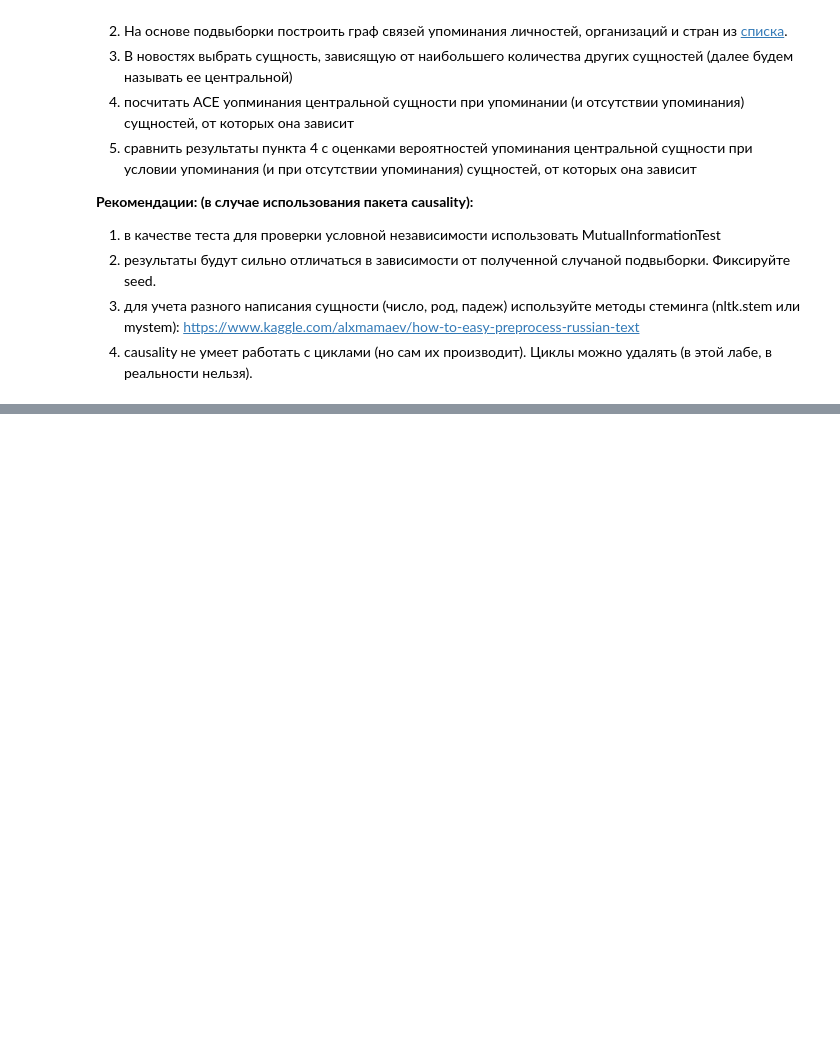
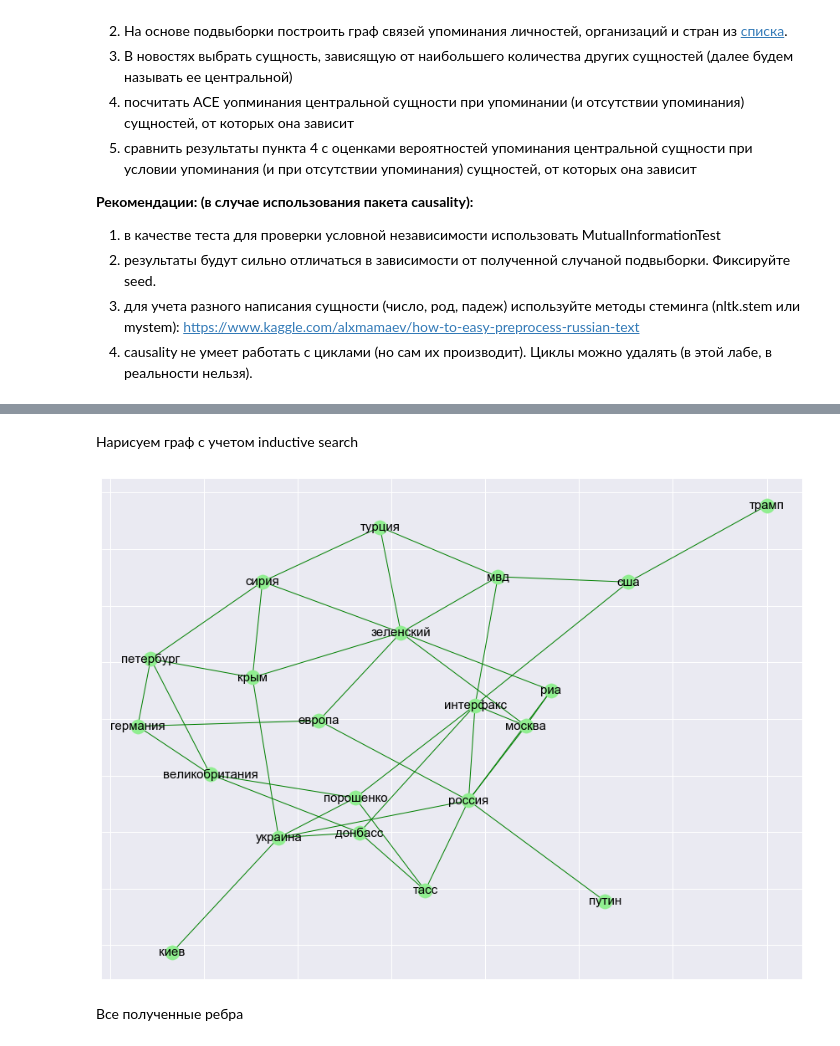
Before and after one commit to MatveyMor/psad-2020, a Jupyter notebook: lab/lab2/1_4_severilov.ipynb, the cells around one changed output, grey strips where cells are left out. Cells and saved outputs as stored; diff of their text form; code cells hidden in the pictures; blank space fills up the shorter version.

```diff
--- a/lab/lab2/1_4_severilov.ipynb
+++ b/lab/lab2/1_4_severilov.ipynb
@@ -37,0 +181,8 @@ data = pd.read_csv(datapath)
+# %%
+variable_types = {}
+for entity in entities_set:
+    variable_types[entity] = 'd'
+# %%
+%%time
+ic_algorithm = IC(MutualInformationTest)
+graph = ic_algorithm.search(df, variable_types)
@@ -37,0 +192,10 @@ data = pd.read_csv(datapath)
+# %% [markdown]
+Нарисуем граф с учетом inductive search
+# %%
+plt.figure(figsize=(15, 11))
+nx.draw_networkx(graph, font_size=15, font_color='black',
+                 edge_color='green', node_color='lightgreen')
+# %% [output]
+[figure, added]
+# %% [markdown]
+Все полученные ребра
```
Also changed, not shown: parts of 37 cells of this notebook.
